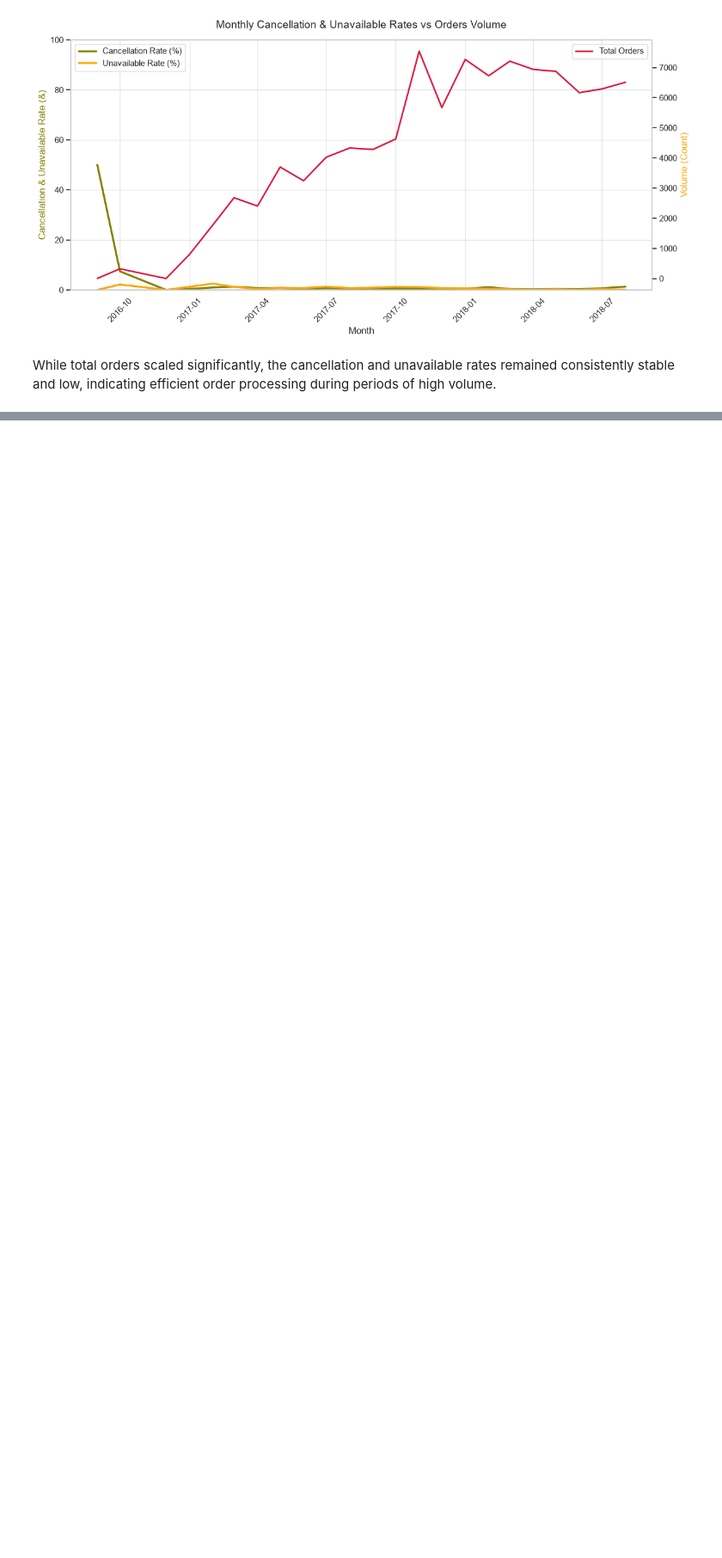
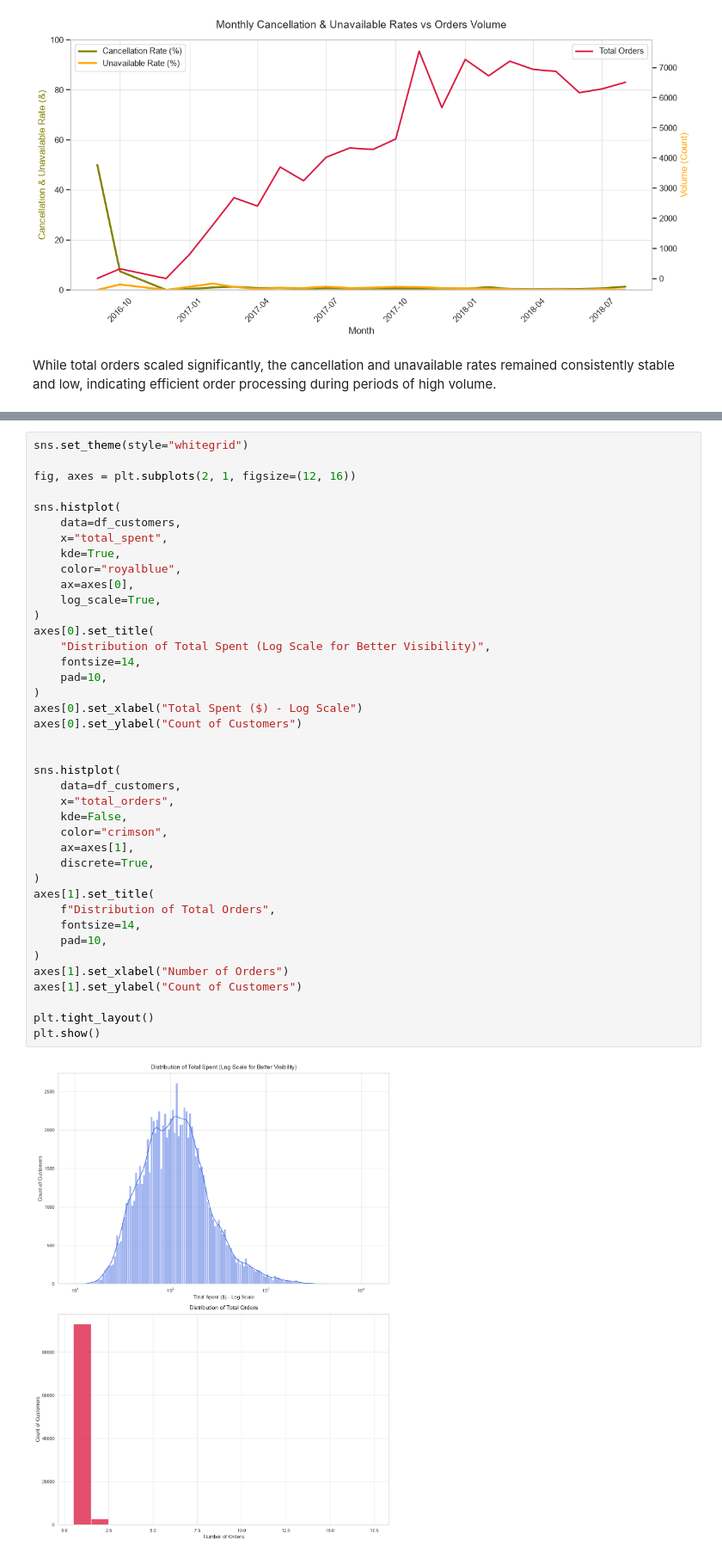
Before and after one commit to MarKotyn/olist-ecommerce-customer-analytics, a Jupyter notebook: python/notebooks/02_eda.ipynb, the cells around one changed output, grey strips where cells are left out. Shown at 86% size. Cells and saved outputs as stored; diff of their text form; blank space fills up the shorter version.

Commit message:
EDA for Customers Summary: trends, heatmap and scatter plot

```diff
--- a/python/notebooks/02_eda.ipynb
+++ b/python/notebooks/02_eda.ipynb
@@ -124,0 +145,42 @@ While total orders scaled significantly, the cancellation and unavailable rates
+# %%
+sns.set_theme(style="whitegrid")
+
+fig, axes = plt.subplots(2, 1, figsize=(12, 16))
+
+sns.histplot(
+    data=df_customers,
+    x="total_spent",
+    kde=True,
+    color="royalblue",
+    ax=axes[0],
+    log_scale=True,
+)
+axes[0].set_title(
+    "Distribution of Total Spent (Log Scale for Better Visibility)",
+    fontsize=14,
+    pad=10,
+)
+axes[0].set_xlabel("Total Spent ($) - Log Scale")
+axes[0].set_ylabel("Count of Customers")
+
+
+sns.histplot(
+    data=df_customers,
+    x="total_orders",
+    kde=False,
+    color="crimson",
+    ax=axes[1],
+    discrete=True,
+)
+axes[1].set_title(
+    f"Distribution of Total Orders",
+    fontsize=14,
+    pad=10,
+)
+axes[1].set_xlabel("Number of Orders")
+axes[1].set_ylabel("Count of Customers")
+
+plt.tight_layout()
+plt.show()
+# %% [output]
+[figure, added]
```
Also changed, not shown: parts of 13 cells of this notebook.
